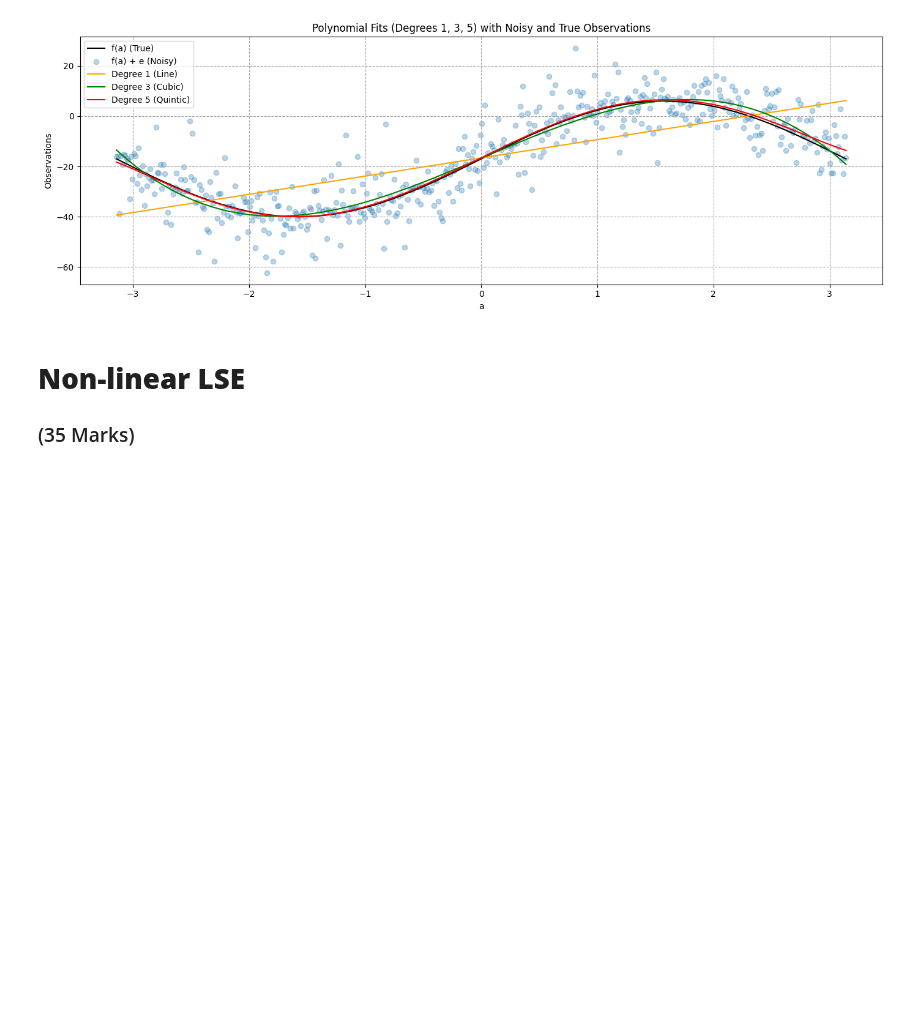
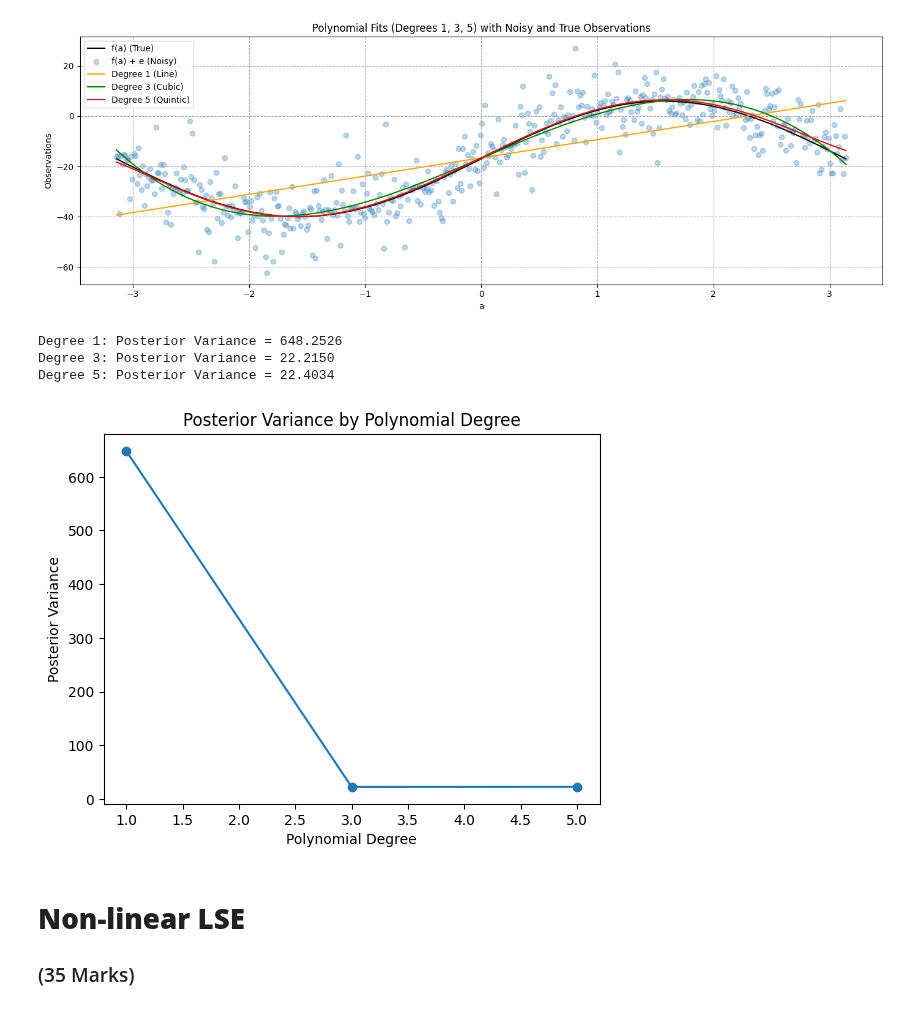
Before and after one commit to Sarah-Jasim/engg680_2024_fall, a Jupyter notebook: Lab Assignment 2/Assignment2.ipynb, the cells around one changed output. Drawn from its saved outputs; the diff is of its cells as text; code cells hidden in the pictures; blank space fills up the shorter version.

```diff
--- a/Lab Assignment 2/Assignment2.ipynb
+++ b/Lab Assignment 2/Assignment2.ipynb
@@ -226,3 +223,54 @@ plt.show()
+# %%
+# step 9
+# print the a posterier variance factor for each polynomial function
+# (3 marks)
+import numpy as np
+import pandas as pd
+import statsmodels.api as sm  # Make sure to import statsmodels
+import matplotlib.pyplot as plt  # Add this import for plotting
+
+
+#Generate example data (or use your own data)
+np.random.seed(0)
+X = np.linspace(0, 10, 100)
+y = 3 * X**2 + 2 * X + np.random.normal(0, 5, size=X.shape)  # Quadratic function with noise
+
+# Function to calculate the posterior variance for each polynomial degree
+def posterior_variance(X, y, degrees):
+    variances = {}
+    for degree in degrees:
+        # Create polynomial features
+        poly_features = np.vander(X, degree + 1)
+
+        # Fit polynomial regression model
+        model = sm.OLS(y, poly_features).fit()
+
+        # Compute variance of the residuals (posterior variance)
+        residuals = model.resid
+        variance = np.var(residuals, ddof=len(model.params))  # ddof accounts for number of params
+        variances[degree] = variance
+
+        print(f"Degree {degree}: Posterior Variance = {variance:.4f}")
+
+    return variances
+
+# Specify the degrees of the polynomials you want to fit
+degrees = [1,3,5]
+
+# Calculate the posterior variance for each polynomial degree
+variances = posterior_variance(X, y, degrees)
+
+# Optional: Plot the variances for each polynomial degree
+plt.plot(degrees, [variances[d] for d in degrees], marker='o')
+plt.xlabel('Polynomial Degree')
+plt.ylabel('Posterior Variance')
+plt.title('Posterior Variance by Polynomial Degree')
+plt.show()
+# %% [output]
+Degree 1: Posterior Variance = 648.2526
+Degree 3: Posterior Variance = 22.2150
+Degree 5: Posterior Variance = 22.4034
+[figure, added]
 # %%
 # step 10
 # compute and print the norm between the predicted observations (output from each polynomial function) and the true observations
```
Also changed, not shown: parts of 3 cells of this notebook.
